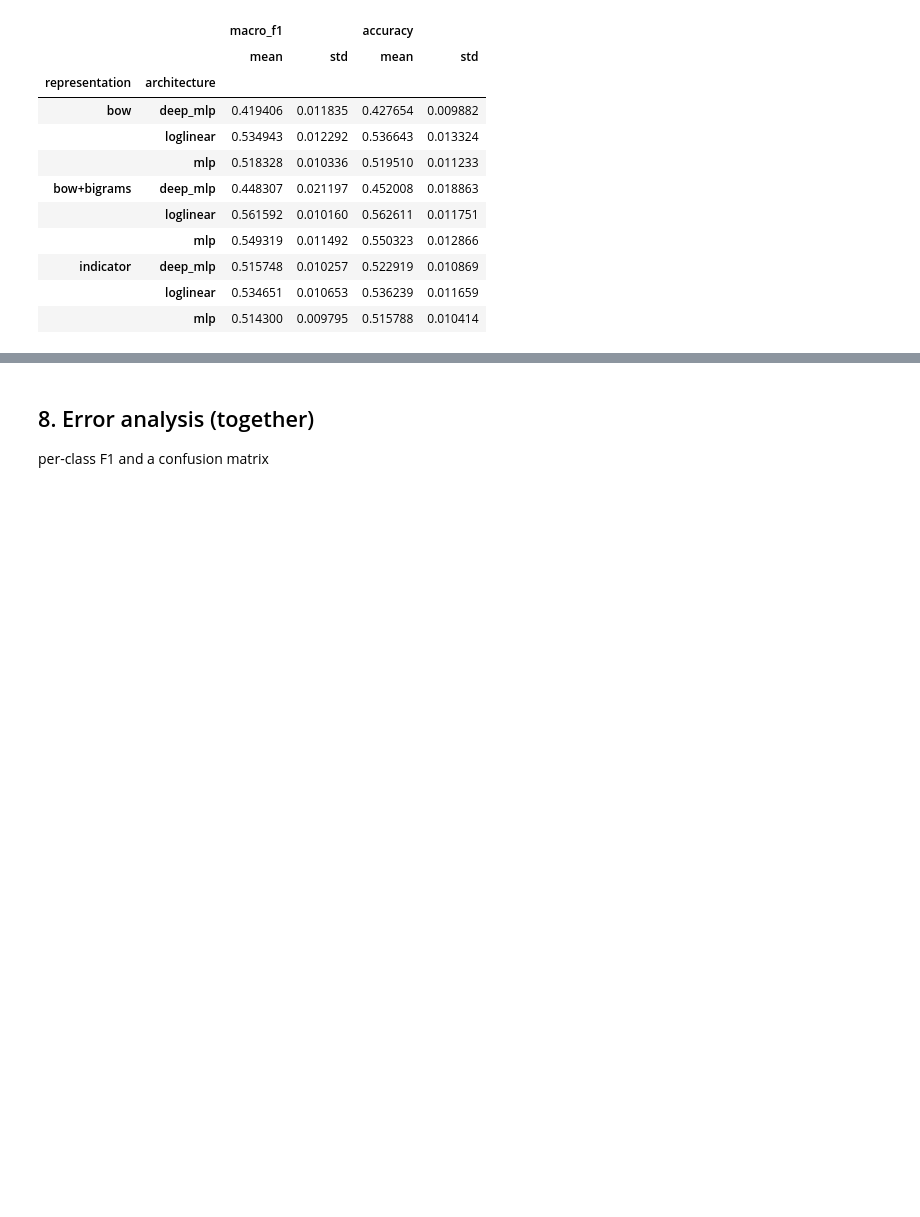
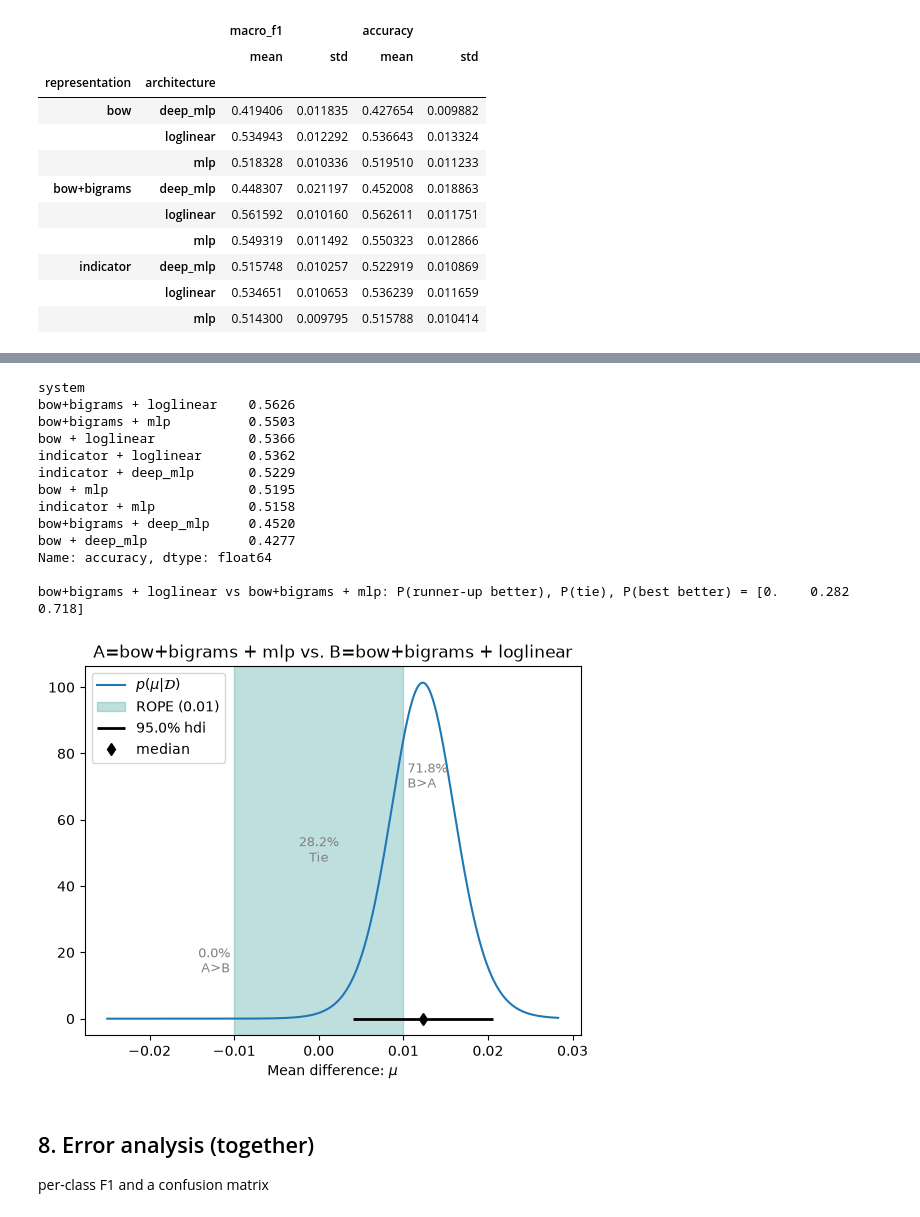
Before and after one commit to brittmerkus/nlp-project, a Jupyter notebook: project1.ipynb, the cells around one changed output, grey strips where cells are left out. Cells and saved outputs as stored; diff of their text form; code cells hidden in the pictures; blank space fills up the shorter version.

Commit message:
sections 7 and 8: bayesian comparison and error analysis

```diff
--- a/project1.ipynb
+++ b/project1.ipynb
@@ -397,0 +418,28 @@ Use tutorial
+# %%
+results = pd.read_csv(results_folder / "cv_results.csv")
+results["system"] = results["representation"] + " + " + results["architecture"]
+
+rope = 0.01  # 1 accuracy point: about the fold-to-fold std (0.010-0.013), ~15 texts per validation fold
+
+def scores(system):
+    """Accuracies of one system, ordered by seed and fold, so both systems are paired fold by fold."""
+    return results[results["system"] == system].sort_values(["seed", "fold"])["accuracy"].values
+
+def compare(a, b):
+    posterior = part1.analysis.BenavoliCorrelatedT(scores(a), scores(b), runs=len(seeds), names=[a, b])
+    p_a, p_tie, p_b = posterior.probs(rope)
+    return {"A": a, "B": b, "mean diff (B-A)": posterior.mean_diff,
+            "P(A better)": p_a, "P(tie)": p_tie, "P(B better)": p_b}
+
+comparisons = pd.DataFrame([
+    # representations (log-linear)
+    compare("indicator + loglinear", "bow + loglinear"),
+    compare("bow + loglinear", "bow+bigrams + loglinear"),
+    compare("indicator + loglinear", "bow+bigrams + loglinear"),
+    # architectures
+    compare("bow + loglinear", "bow + mlp"),
+    compare("bow+bigrams + loglinear", "bow+bigrams + mlp"),
+    compare("bow + mlp", "bow + deep_mlp"),  # deep_mlp stopped training early: artefact, see notes
+]).round(3)
+comparisons.to_csv(results_folder / "bayesian_comparisons.csv", index=False)
+comparisons
@@ -398,3 +454,27 @@ Use tutorial
+# %%
+# The comparison that decides the winner: best system vs. runner-up
+ranking = results.groupby("system")["accuracy"].mean().sort_values(ascending=False)
+best, second = ranking.index[0], ranking.index[1]
+print(ranking.round(4))
+
+posterior = part1.analysis.BenavoliCorrelatedT(scores(second), scores(best), runs=len(seeds), names=[second, best])
+print(f"\n{best} vs {second}: P(runner-up better), P(tie), P(best better) =", np.round(posterior.probs(rope), 3))
+_ = posterior.plot(rope)
+# %% [output]
+system
+bow+bigrams + loglinear    0.5626
+bow+bigrams + mlp          0.5503
+bow + loglinear            0.5366
+indicator + loglinear      0.5362
+indicator + deep_mlp       0.5229
+bow + mlp                  0.5195
+indicator + mlp            0.5158
+bow+bigrams + deep_mlp     0.4520
+bow + deep_mlp             0.4277
+Name: accuracy, dtype: float64
+
+bow+bigrams + loglinear vs bow+bigrams + mlp: P(runner-up better), P(tie), P(best better) = [0.    0.282 0.718]
+[figure, added]
 # %% [markdown]
 ## 8. Error analysis (together)
 per-class F1 and a confusion matrix
```
Also changed, not shown: parts of 6 cells of this notebook, 2 other files.
